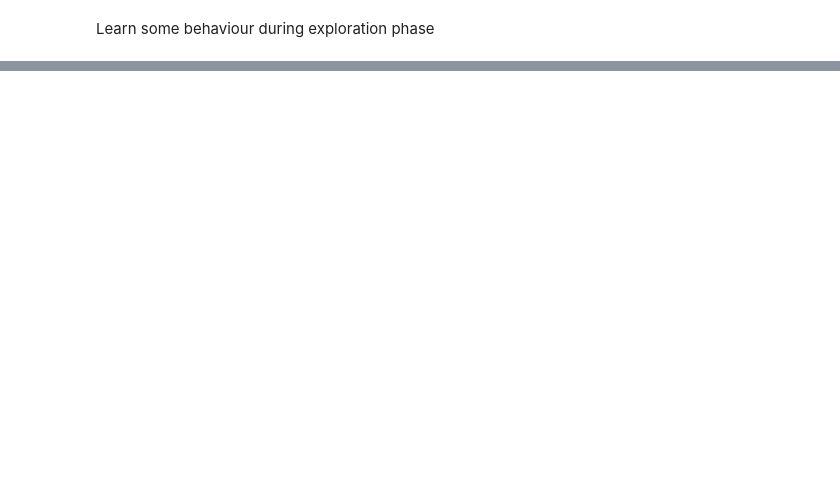
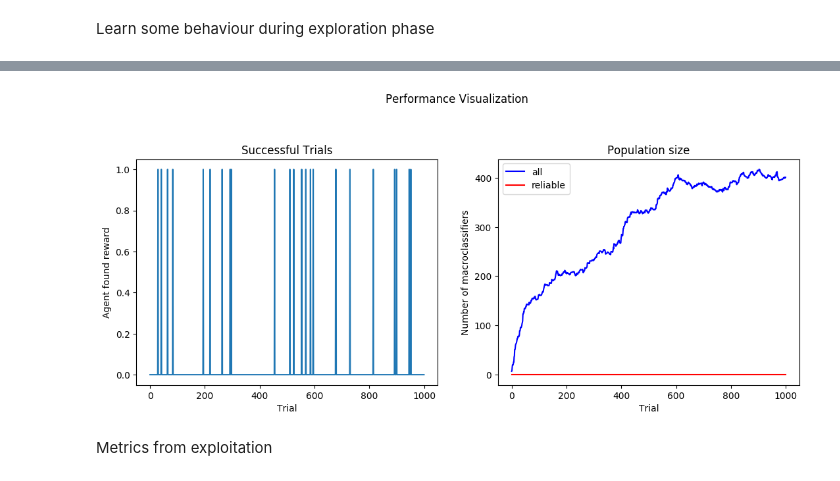
Before and after one commit to ParrotPrediction/pyalcs, a Jupyter notebook: notebooks/ACS2 in Frozen Lake (OpenAI).ipynb, the cells around one changed output, grey strips where cells are left out. Saved outputs shown, nothing was run; the diff lists cells and outputs as text; code cells hidden in the pictures; blank space fills up the shorter version.

Commit message:
Better experiments for frozen lake

```diff
--- a/notebooks/ACS2 in Frozen Lake (OpenAI).ipynb
+++ b/notebooks/ACS2 in Frozen Lake (OpenAI).ipynb
@@ -47,19 +87,5 @@ Unfortunatelly the only information back from the environment is the current age
 
 To do so we will represent state as a one-hot encoded vector.
-# %%
-# Import PyALCS code from local path
-import sys
-sys.path.append('/Users/khozzy/Projects/pyalcs')
-
-from alcs import ACS2, ACS2Configuration
-
-# Enable automatic module reload
-%load_ext autoreload
-%autoreload 2
-
-# Set some constants
-CLASSIFIER_LENGTH = 16
-POSSIBLE_ACTIONS = env.action_space.n
 # %%
 def one_hot_encode(state):
     vec = ['0' for i in range(CLASSIFIER_LENGTH)]
@@ -76,11 +103,4 @@ We will also need a function for evaluating if agent finished succesfuly a trial
 # %%
 # We assume if the final state was with number 15 that the algorithm found the reward. Otherwise not
 def collect_env_metrics(env):
-    state = None
-
-    if type(env) is gym.wrappers.monitoring.Monitor:
-        state = env.env.env.s
-    else:
-        state = env.env.s
-
-    return {'found_reward': state == 15}
+    return {'found_reward': env.env.s == 15}
@@ -117,0 +194,14 @@ agent = ACS2(cfg)
+# %%
+EXPLORE_TRIALS = 1000
+EXPLOIT_TRIALS = 100
+
+def perform_experiment(cfg, env):
+    # explore phase
+    agent = ACS2(cfg)
+    population_explore, metrics_explore = agent.explore(env, EXPLORE_TRIALS)
+
+    # exploit phase, reinitialize agent with population above
+    agent = ACS2(cfg, population=population_explore)
+    population_exploit, metrics_exploit = agent.exploit(env, EXPLOIT_TRIALS)
+
+    return (population_explore, metrics_explore), (population_exploit, metrics_exploit)
@@ -118,2 +210,4 @@ agent = ACS2(cfg)
+# %%
+explore_results, exploit_results = perform_experiment(cfg, fl_env)
 # %% [markdown]
 Learn some behaviour during exploration phase
@@ -171,0 +233,6 @@ Percentage of successul trials: 4.00%
+# %%
+plot_performance(explore_results[1])
+# %% [output]
+[figure, added]
+# %% [markdown]
+Metrics from exploitation
```
Also changed, not shown: parts of 29 cells of this notebook.
